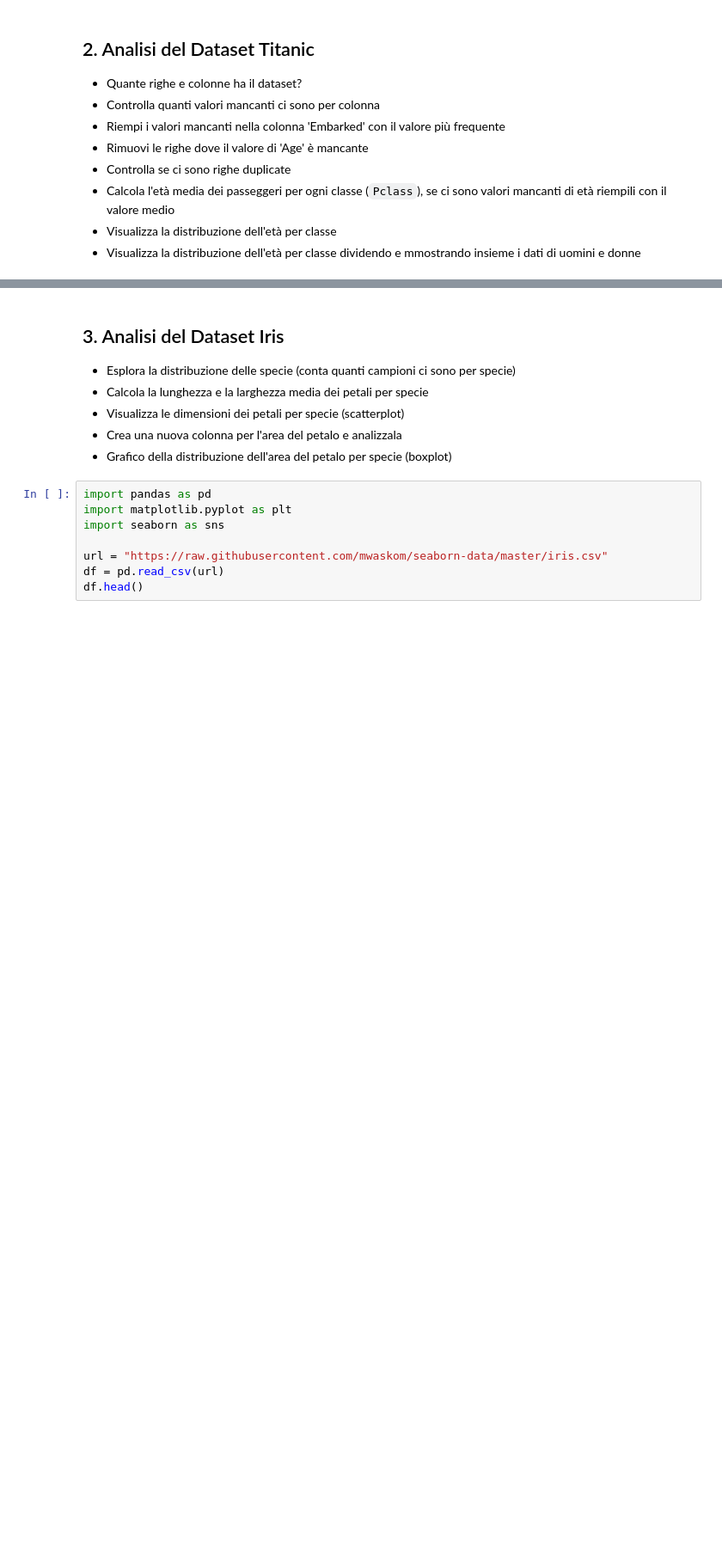
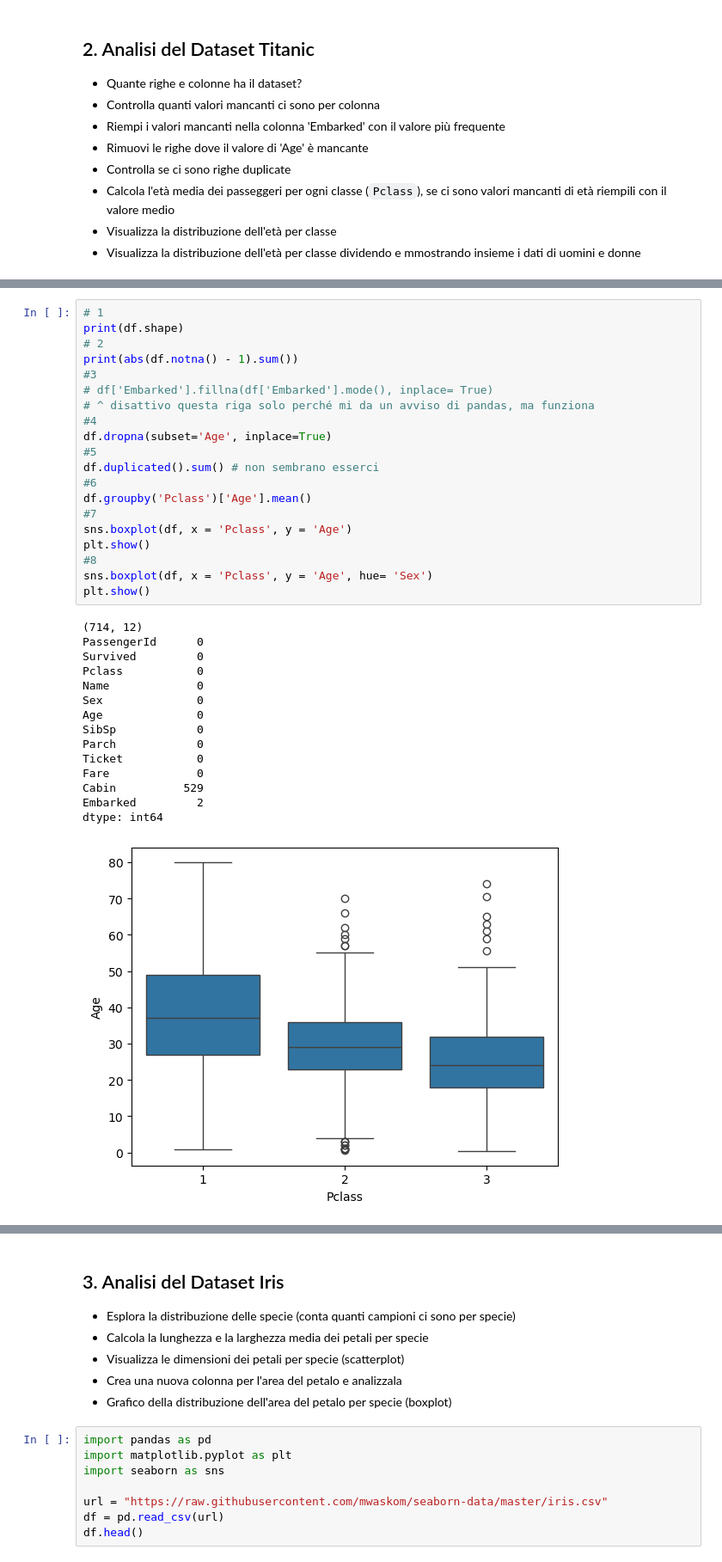
Before and after one commit to Suezooo/LabProgrammazione2, a Jupyter notebook: esercizi/4_Esercizi_lez_4.ipynb, the cells around one changed output, grey strips where cells are left out. Shown at 86% size. Drawn from its saved outputs; the diff is of its cells as text; blank space fills up the shorter version.

```diff
--- a/esercizi/4_Esercizi_lez_4.ipynb
+++ b/esercizi/4_Esercizi_lez_4.ipynb
@@ -62,0 +62,36 @@ df.head()
+# %%
+# 1
+print(df.shape)
+# 2
+print(abs(df.notna() - 1).sum())
+#3
+# df['Embarked'].fillna(df['Embarked'].mode(), inplace= True)
+# ^ disattivo questa riga solo perché mi da un avviso di pandas, ma funziona
+#4
+df.dropna(subset='Age', inplace=True)
+#5
+df.duplicated().sum() # non sembrano esserci
+#6
+df.groupby('Pclass')['Age'].mean()
+#7
+sns.boxplot(df, x = 'Pclass', y = 'Age')
+plt.show()
+#8
+sns.boxplot(df, x = 'Pclass', y = 'Age', hue= 'Sex')
+plt.show()
+# %% [output]
+(714, 12)
+PassengerId      0
+Survived         0
+Pclass           0
+Name             0
+Sex              0
+Age              0
+SibSp            0
+Parch            0
+Ticket           0
+Fare             0
+Cabin          529
+Embarked         2
+dtype: int64
+[figure, added]
```
Also changed, not shown: parts of 3 cells of this notebook.
